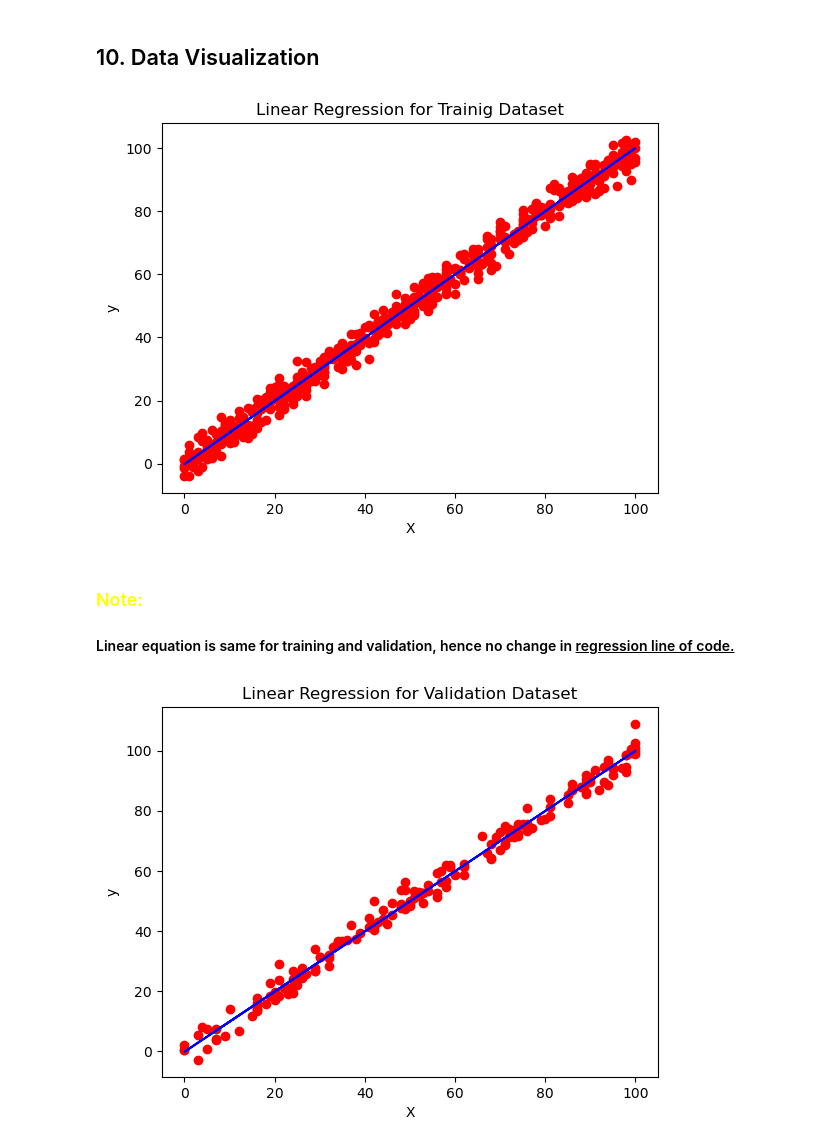
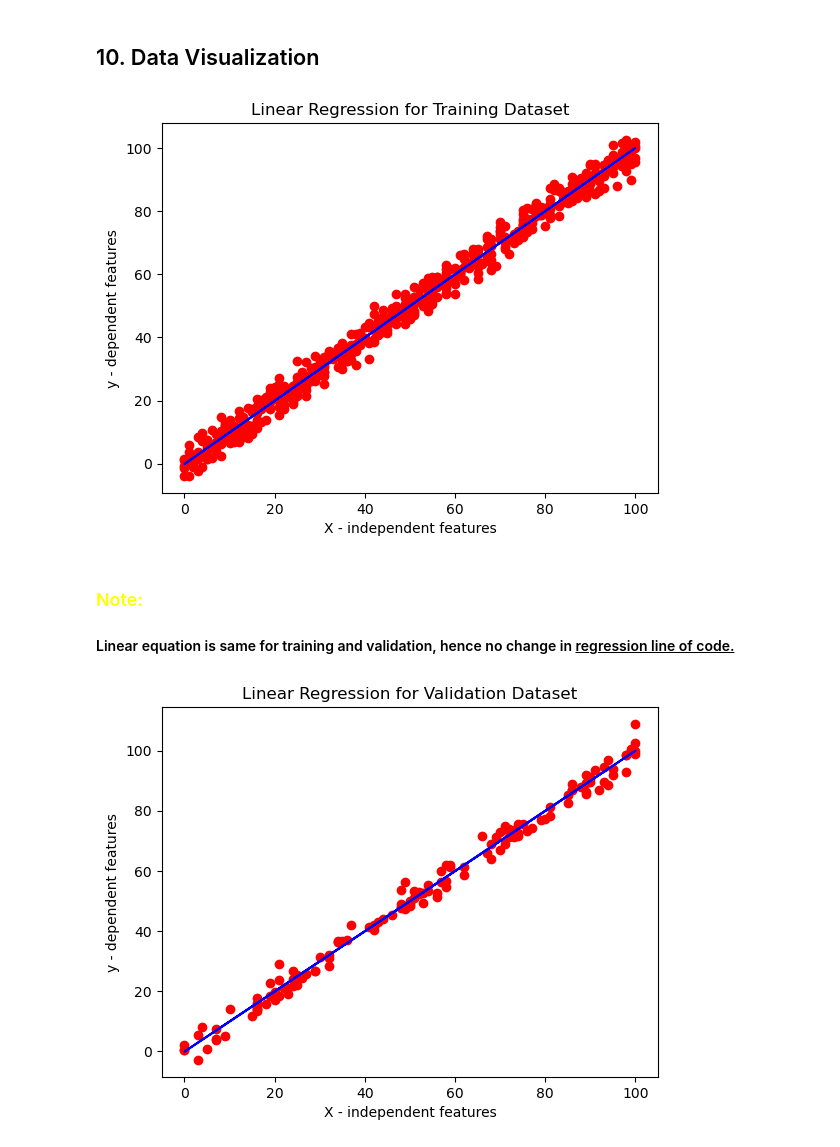
Before and after one commit to akdubey2k/ML, a Jupyter notebook: ML_1_Simple_Linear_Regression/ML_1_2_linear_regression_single_variable.ipynb, the cells around one changed output. Saved outputs shown, nothing was run; the diff lists cells and outputs as text; code cells hidden in the pictures.

```diff
--- a/ML_1_Simple_Linear_Regression/ML_1_2_linear_regression_single_variable.ipynb
+++ b/ML_1_Simple_Linear_Regression/ML_1_2_linear_regression_single_variable.ipynb
@@ -230,3 +205,4 @@ df.info()........... None
 # %%
 # Splitting the dataset into training and test sets
-X_train, X_test, y_train, y_test = train_test_split(df[['x']], df['y'], test_size=0.25, random_state=4)
+#                                                  independent,dependent
+X_train, X_test, y_train, y_test = train_test_split(df[['x']], df['y'], test_size=0.2, random_state=4)
@@ -351,26 +356,26 @@ array([99.92111271, -0.11834419,  4.88362865, 40.89783314, 56.90414624,
 # %% [markdown]
 ## 10. Data Visualization
 # %%
-# Plot the data and the regression line for training (X_train, y_train) dataset.
+# Plot the data point and the regression line for training (X_train, y_train) dataset.
 plt.scatter(X_train, y_train, color='red')
 plt.plot(X_train, lr_model.predict(X_train), color='blue') # plot regression line
-plt.xlabel('X')
-plt.ylabel('y')
-plt.title("Linear Regression for Trainig Dataset")
+plt.xlabel('X - independent features')
+plt.ylabel('y - dependent features')
+plt.title("Linear Regression for Training Dataset")
 plt.show()
 # %% [output]
-[figure, old version]
+[figure, new version]
 # %% [markdown]
 ### <font color='yellow'>Note:</font>
 #### Linear equation is same for training and validation, hence no change in <u>regression line of code.</u>
 # %%
 # Plot the data and the regression line for validation (X_test, y_test) dataset.
 plt.scatter(X_test, y_test, color='red')
 plt.plot(X_train, lr_model.predict(X_train), color='blue') # plot regression line
 # plt.plot(X_test, lr_model.predict(X_test), color='blue')
-plt.xlabel('X')
-plt.ylabel('y')
+plt.xlabel('X - independent features')
+plt.ylabel('y - dependent features')
 plt.title("Linear Regression for Validation Dataset")
 plt.show()
 # %% [output]
-[figure, old version]
+[figure, new version]
```
Also changed, not shown: parts of 35 cells of this notebook.
